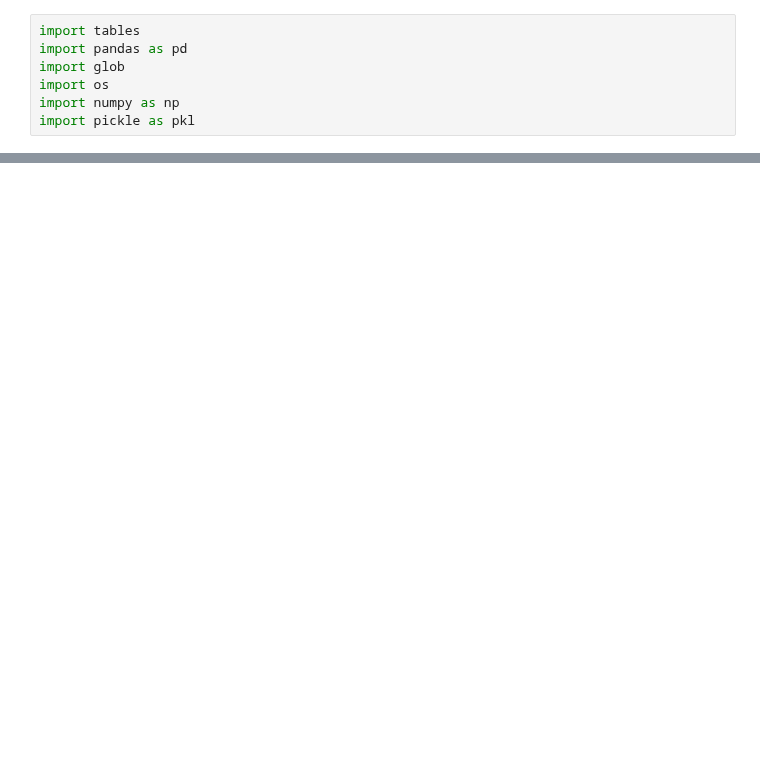
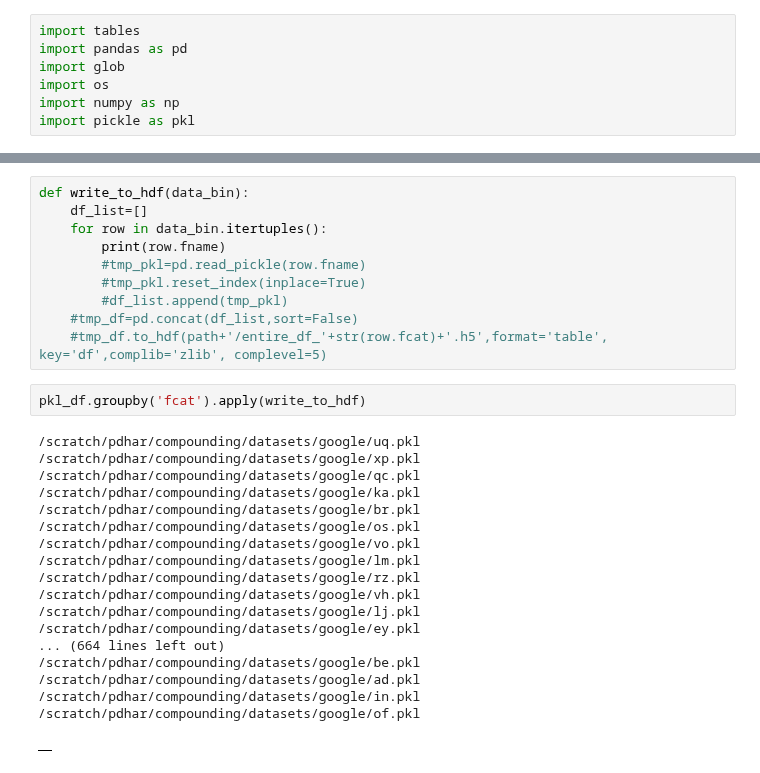
Before and after one commit to prajitdhar/Compounding, a Jupyter notebook: novel_compound_predictor/Pickle_Files_Combiner.ipynb, the cells around one changed output, grey strips where cells are left out. Saved outputs shown, nothing was run; the diff lists cells and outputs as text; blank space fills up the shorter version.

```diff
--- a/novel_compound_predictor/Pickle_Files_Combiner.ipynb
+++ b/novel_compound_predictor/Pickle_Files_Combiner.ipynb
@@ -78,0 +57,31 @@ pkl.dump(batched_pkl_files,open( "batched_pkl_files.pkl", "wb" ))
+# %%
+def write_to_hdf(data_bin):
+    df_list=[]
+    for row in data_bin.itertuples():
+        print(row.fname)
+        #tmp_pkl=pd.read_pickle(row.fname)
+        #tmp_pkl.reset_index(inplace=True)
+        #df_list.append(tmp_pkl)
+    #tmp_df=pd.concat(df_list,sort=False)
+    #tmp_df.to_hdf(path+'/entire_df_'+str(row.fcat)+'.h5',format='table', key='df',complib='zlib', complevel=5)
+# %%
+pkl_df.groupby('fcat').apply(write_to_hdf)
+# %% [output]
+/scratch/pdhar/compounding/datasets/google/uq.pkl
+/scratch/pdhar/compounding/datasets/google/xp.pkl
+/scratch/pdhar/compounding/datasets/google/qc.pkl
+/scratch/pdhar/compounding/datasets/google/ka.pkl
+/scratch/pdhar/compounding/datasets/google/br.pkl
+/scratch/pdhar/compounding/datasets/google/os.pkl
+/scratch/pdhar/compounding/datasets/google/vo.pkl
+/scratch/pdhar/compounding/datasets/google/lm.pkl
+/scratch/pdhar/compounding/datasets/google/rz.pkl
+/scratch/pdhar/compounding/datasets/google/vh.pkl
+/scratch/pdhar/compounding/datasets/google/lj.pkl
+/scratch/pdhar/compounding/datasets/google/ey.pkl
+... (664 lines left out)
+/scratch/pdhar/compounding/datasets/google/be.pkl
+/scratch/pdhar/compounding/datasets/google/ad.pkl
+/scratch/pdhar/compounding/datasets/google/in.pkl
+/scratch/pdhar/compounding/datasets/google/of.pkl
+|  |
```
Also changed, not shown: parts of 11 cells of this notebook, 5 other files.
